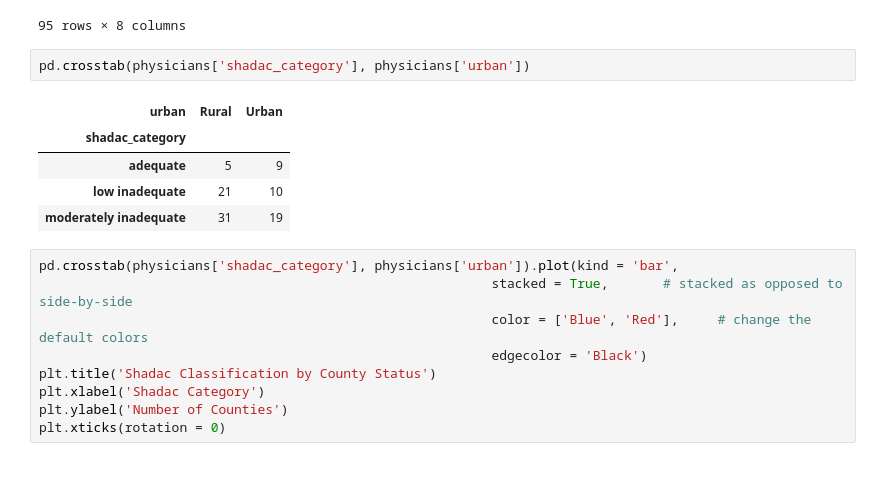
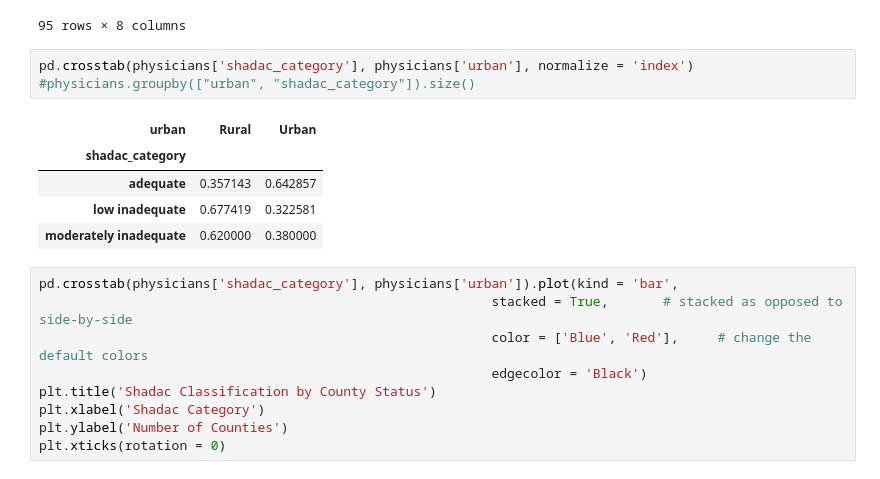
Before and after one commit to Emily-A-Schmitz/data-science-essentials-4, a Jupyter notebook: notebooks/Week3_Homework.ipynb, the cells around one changed output. Saved outputs shown, nothing was run; the diff lists cells and outputs as text.

```diff
--- a/notebooks/Week3_Homework.ipynb
+++ b/notebooks/Week3_Homework.ipynb
@@ -187,13 +187,14 @@ physicians
 | 94 | 47189 | tennessee | Wilson | 43.0 | 136666 | Urban | 3178.279070 | ... |
 95 rows × 8 columns
 # %%
-pd.crosstab(physicians['shadac_category'], physicians['urban'])
+pd.crosstab(physicians['shadac_category'], physicians['urban'], normalize = 'index')
+#physicians.groupby(["urban", "shadac_category"]).size()
 # %% [output]
 | urban | Rural | Urban |
 | shadac_category |  |  |
-| adequate | 5 | 9 |
-| low inadequate | 21 | 10 |
-| moderately inadequate | 31 | 19 |
+| adequate | 0.357143 | 0.642857 |
+| low inadequate | 0.677419 | 0.322581 |
+| moderately inadequate | 0.620000 | 0.380000 |
 # %%
 pd.crosstab(physicians['shadac_category'], physicians['urban']).plot(kind = 'bar',
                                                           stacked = True,       # stacked as opposed to side-by-side
```
Also changed, not shown: parts of 9 cells of this notebook.
